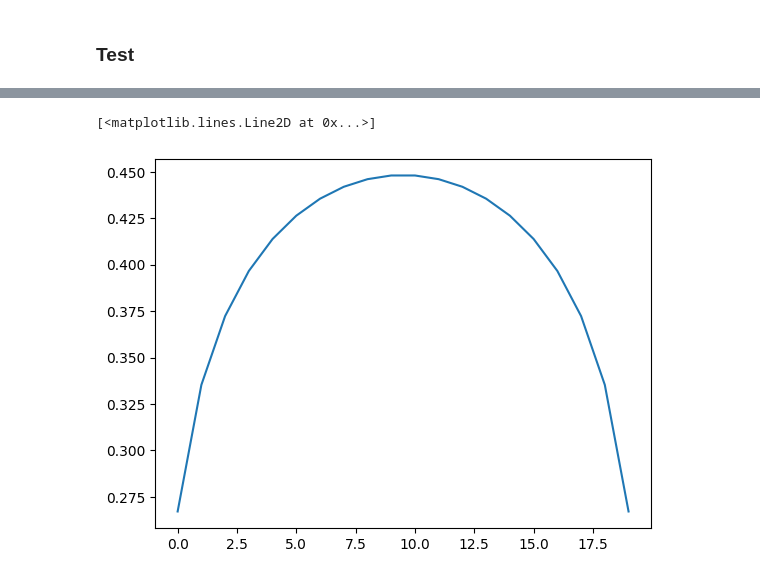
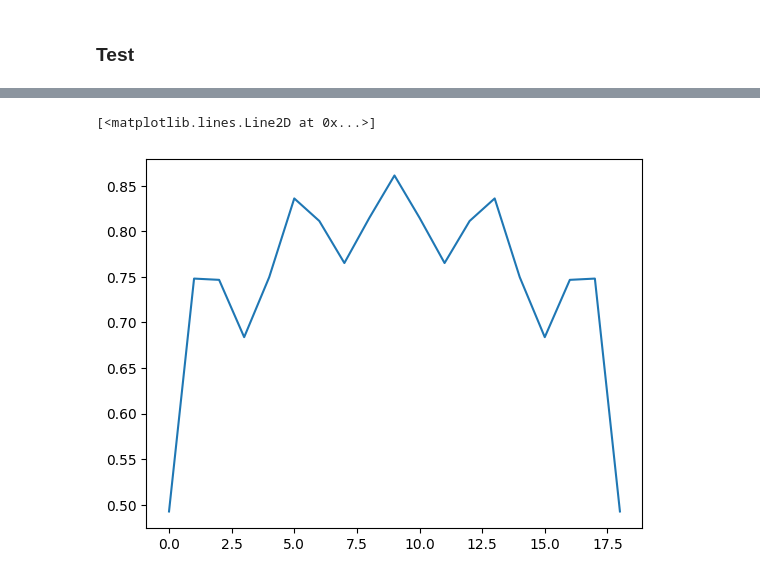
Before and after one commit to pietrorichelli/dmrg, a Jupyter notebook: dev/dev.ipynb, the cells around one changed output, grey strips where cells are left out. Saved outputs shown, nothing was run; the diff lists cells and outputs as text; code cells hidden in the pictures.

```diff
--- a/dev/dev.ipynb
+++ b/dev/dev.ipynb
@@ -1160,9 +1984,9 @@ plt.plot(EE[1:])
 # %%
-S = np.loadtxt('OUT_1/S.txt')
+S = np.loadtxt('OUT_0.8/S.txt')
 plt.plot(S[:,2])
 # %% [output]
 [<matplotlib.lines.Line2D at 0x...>]
-[figure, old version]
+[figure, new version]
 # %%
 X_05 = np.loadtxt('OUT_0.5/X.txt')
 X_2 = np.loadtxt('OUT_2/X.txt')
```
Also changed, not shown: parts of 28 cells of this notebook, 6 other files.
